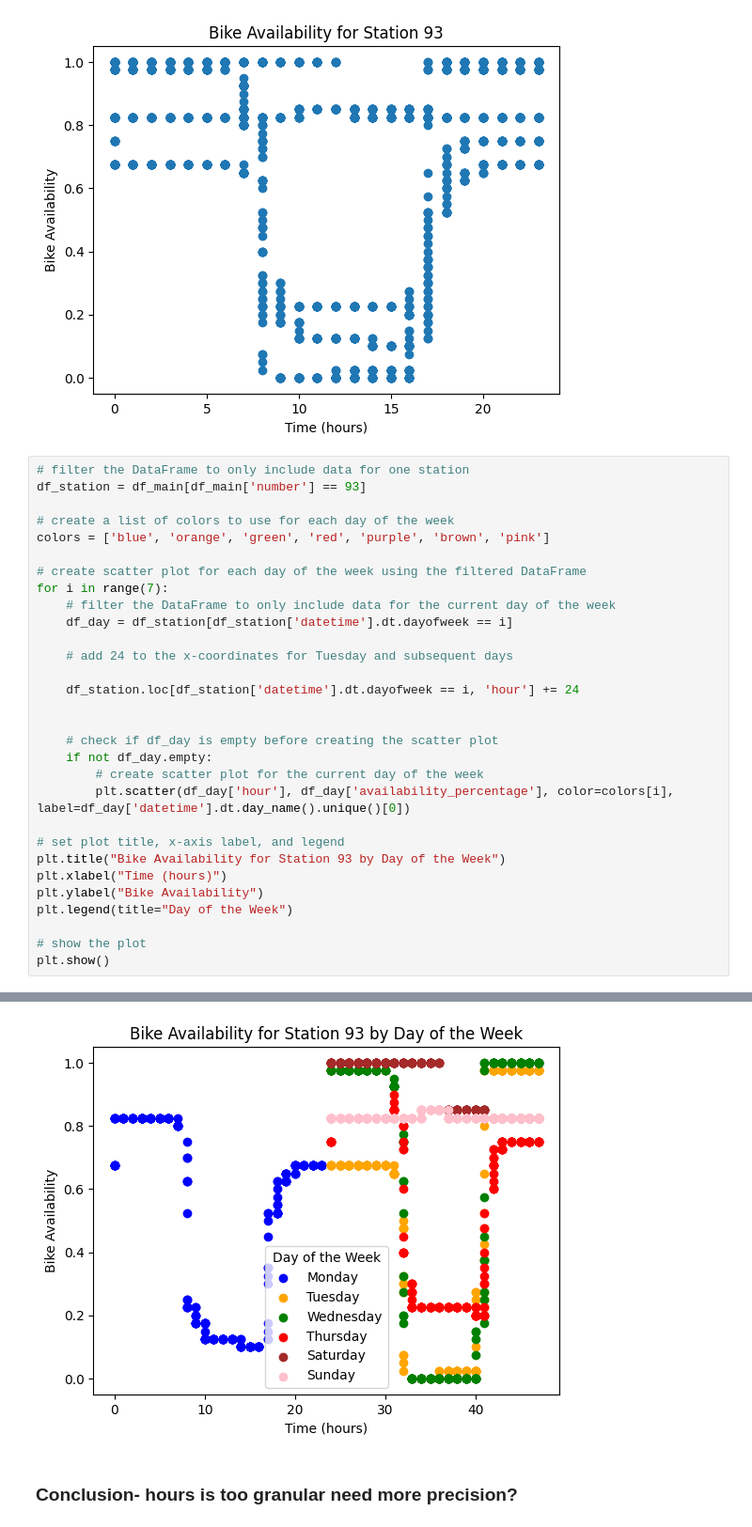
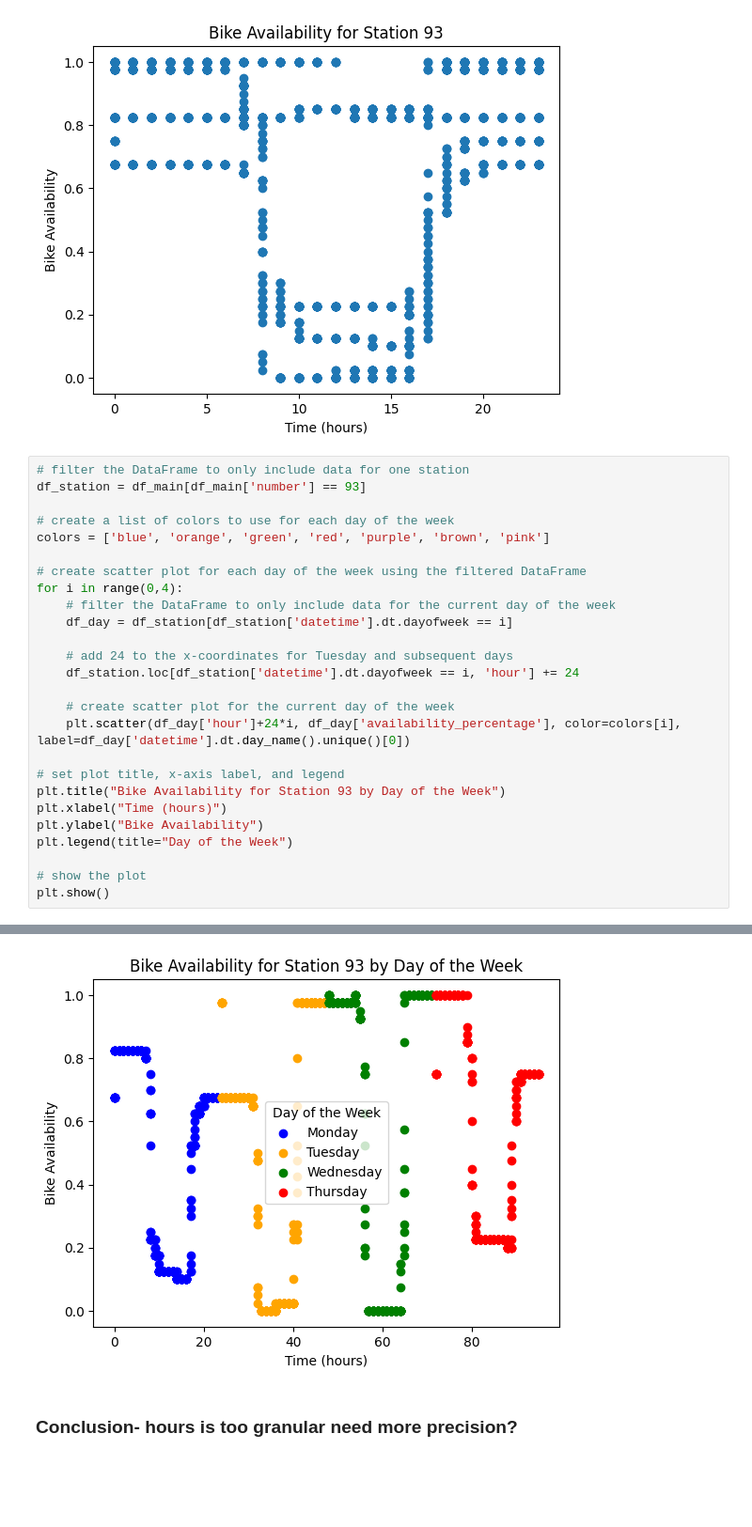
Before and after one commit to shuyaaaaaaa/Dublin-Bike, a Jupyter notebook: datamodel/model.ipynb, the cells around one changed output, grey strips where cells are left out. Shown: that part at 94% size. Drawn from its saved outputs; the diff is of its cells as text; blank space fills up the shorter version.

```diff
--- a/datamodel/model.ipynb
+++ b/datamodel/model.ipynb
@@ -346,19 +346,15 @@ df_station = df_main[df_main['number'] == 93]
 colors = ['blue', 'orange', 'green', 'red', 'purple', 'brown', 'pink']
 
 # create scatter plot for each day of the week using the filtered DataFrame
-for i in range(7):
+for i in range(0,4):
     # filter the DataFrame to only include data for the current day of the week
     df_day = df_station[df_station['datetime'].dt.dayofweek == i]
 
     # add 24 to the x-coordinates for Tuesday and subsequent days
-
     df_station.loc[df_station['datetime'].dt.dayofweek == i, 'hour'] += 24
 
-
-    # check if df_day is empty before creating the scatter plot
-    if not df_day.empty:
-        # create scatter plot for the current day of the week
-        plt.scatter(df_day['hour'], df_day['availability_percentage'], color=colors[i], label=df_day['datetime'].dt.day_name().unique()[0])
+    # create scatter plot for the current day of the week
+    plt.scatter(df_day['hour']+24*i, df_day['availability_percentage'], color=colors[i], label=df_day['datetime'].dt.day_name().unique()[0])
 
 # set plot title, x-axis label, and legend
 plt.title("Bike Availability for Station 93 by Day of the Week")
@@ -389,3 +368,3 @@ See the caveats in the documentation: https://pandas.pydata.org/pandas-docs/stab
-[figure, old version]
+[figure, new version]
 # %% [markdown]
 ### Conclusion- hours is too granular need more precision?
```
Also changed, not shown: parts of 1 cell of this notebook.
